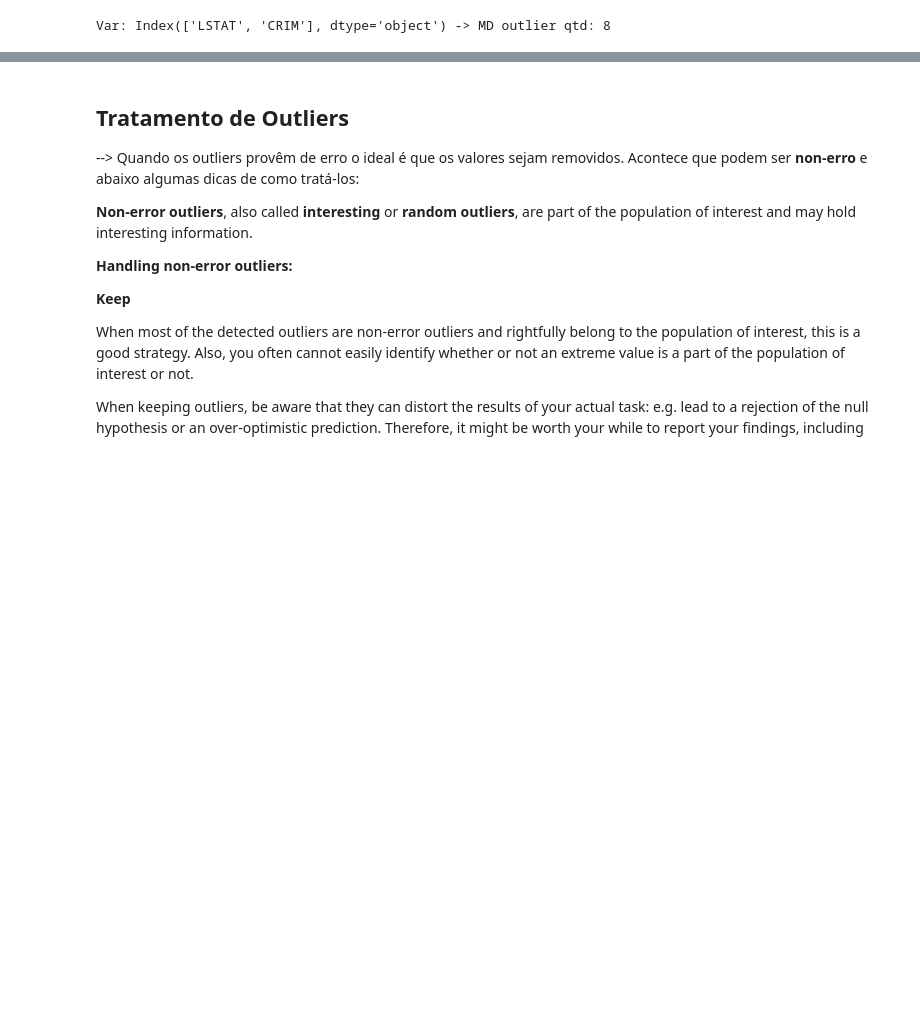
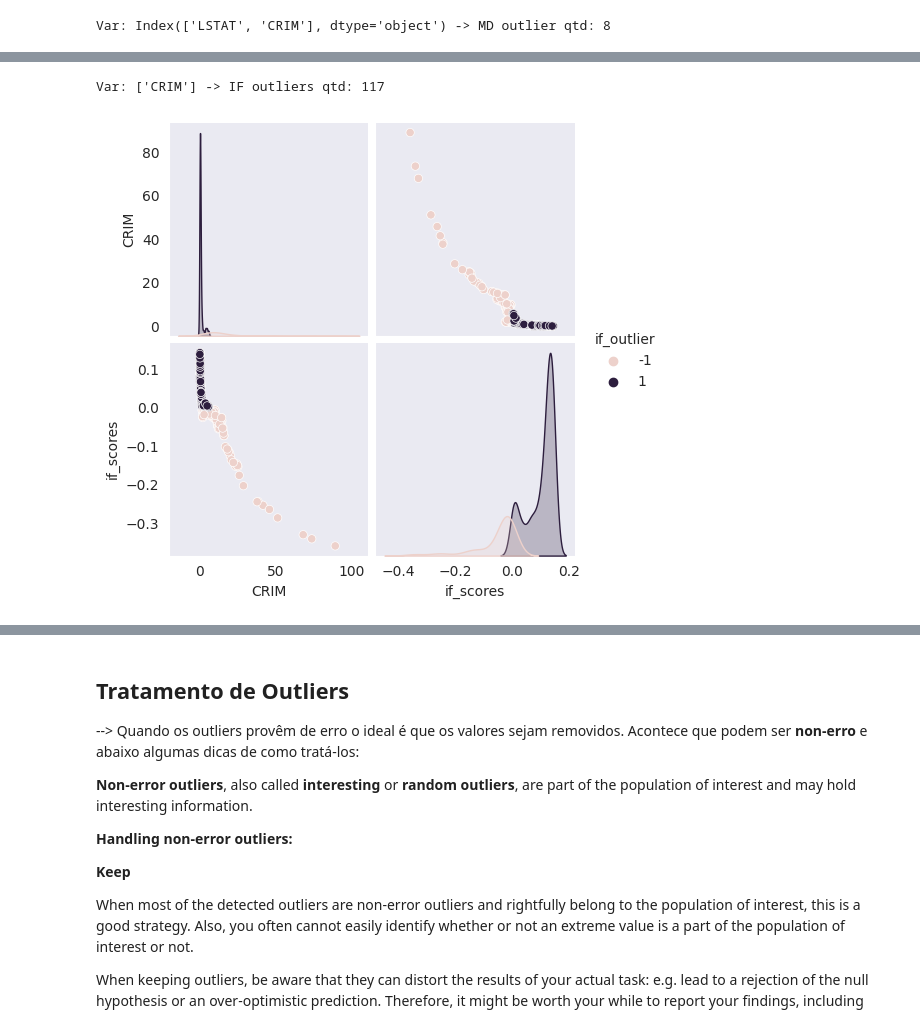
Before and after one commit to ficorrea/data_science, a Jupyter notebook: data_treatment/outlier_detect_treatment.ipynb, the cells around one changed output, grey strips where cells are left out. Saved outputs shown, nothing was run; the diff lists cells and outputs as text; code cells hidden in the pictures; blank space fills up the shorter version.

```diff
--- a/data_treatment/outlier_detect_treatment.ipynb
+++ b/data_treatment/outlier_detect_treatment.ipynb
@@ -289,0 +313,21 @@ Var: Index(['LSTAT', 'CRIM'], dtype='object') -> MD outlier qtd: 8
+# %%
+from sklearn.ensemble import IsolationForest
+
+def isolation_forest_method(df, variable=[], contamination='auto'):
+    seed = 0
+    model = IsolationForest(contamination=contamination, random_state=seed)
+    df_temp = df[variable]
+    model.fit(df_temp[variable])
+    df_temp['if_scores'] = model.decision_function(df_temp[variable])
+    df_temp['if_outlier'] = model.predict(df_temp[variable])
+    if_outliers = df_temp[df_temp.if_outlier == -1]['if_outlier'].count()
+    print(f'Var: {variable} -> IF outliers qtd: {if_outliers}')
+    return df_temp
+
+dd = isolation_forest_method(df, ['CRIM'])
+# %% [output]
+Var: ['CRIM'] -> IF outliers qtd: 117
+# %%
+sns.pairplot(data=dd, hue='if_outlier');
+# %% [output]
+[figure, added]
```
Also changed, not shown: parts of 11 cells of this notebook.
